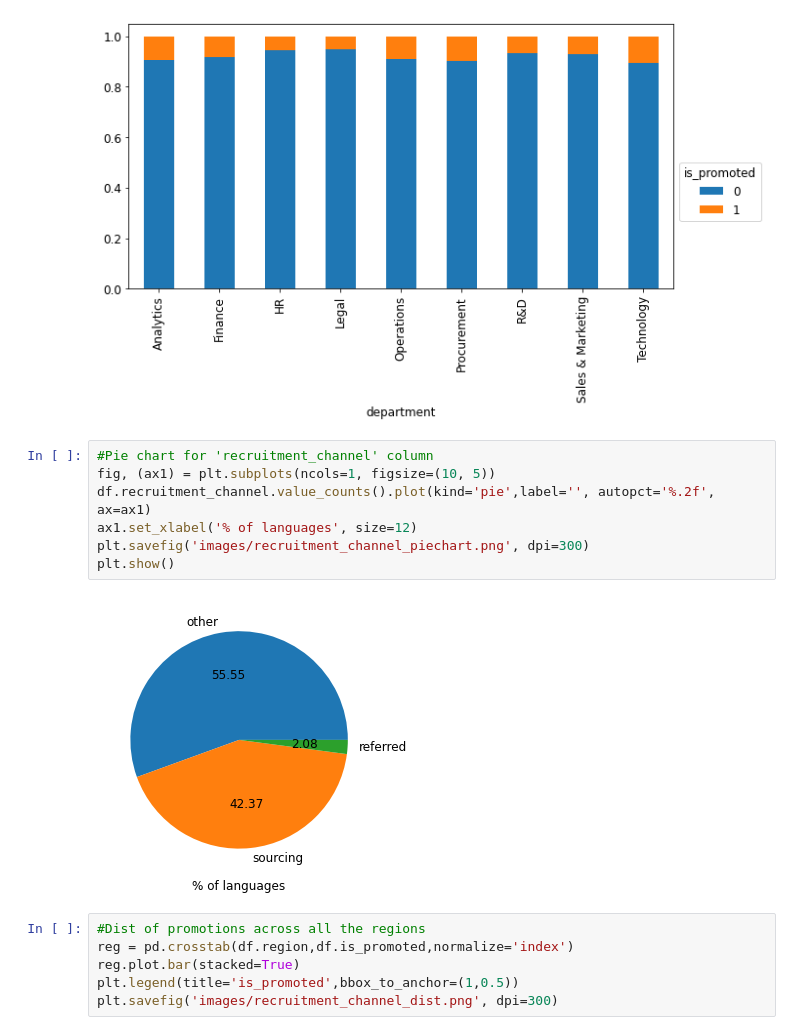
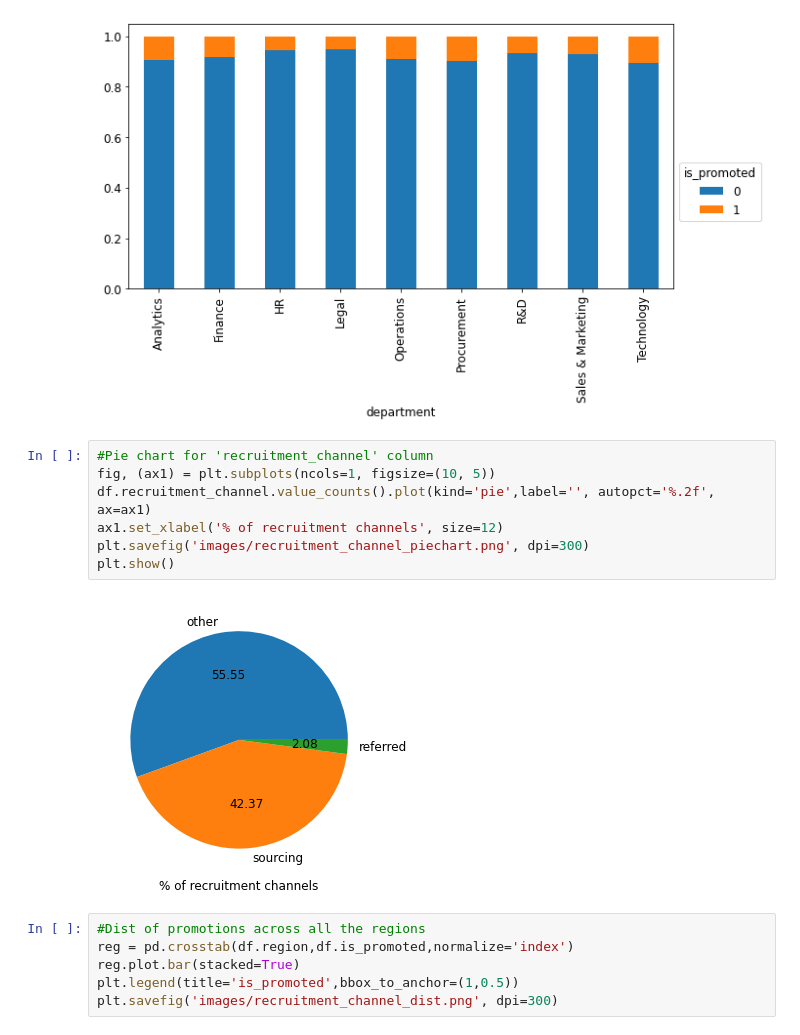
Before and after one commit to cerenkasap/prediction_of_employee_promotion, a Jupyter notebook: Exploratory_Data_Analysis.ipynb, the cells around one changed output. Saved outputs shown, nothing was run; the diff lists cells and outputs as text.

```diff
--- a/Exploratory_Data_Analysis.ipynb
+++ b/Exploratory_Data_Analysis.ipynb
@@ -68,12 +58,12 @@ plt.savefig('images/recruitment_channel_percentage', dpi=300)
 # %%
 #Pie chart for 'recruitment_channel' column
 fig, (ax1) = plt.subplots(ncols=1, figsize=(10, 5))
 df.recruitment_channel.value_counts().plot(kind='pie',label='', autopct='%.2f', ax=ax1)
-ax1.set_xlabel('% of languages', size=12)
+ax1.set_xlabel('% of recruitment channels', size=12)
 plt.savefig('images/recruitment_channel_piechart.png', dpi=300)
 plt.show()
 # %% [output]
-[figure, old version]
+[figure, new version]
 # %%
 #Dist of promotions across all the regions
 reg = pd.crosstab(df.region,df.is_promoted,normalize='index')
```
Also changed, not shown: parts of 6 cells of this notebook, 20 other files.
